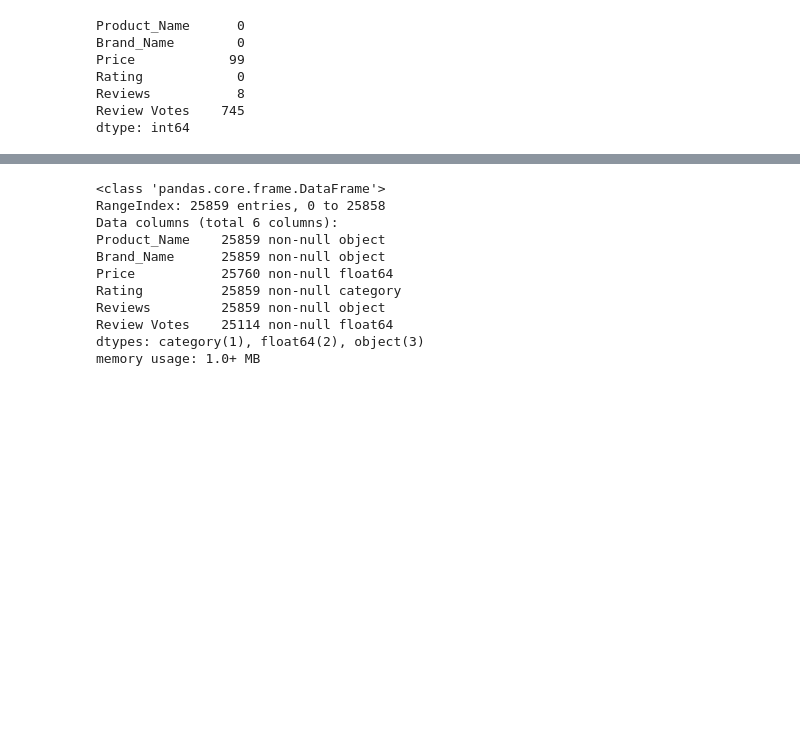
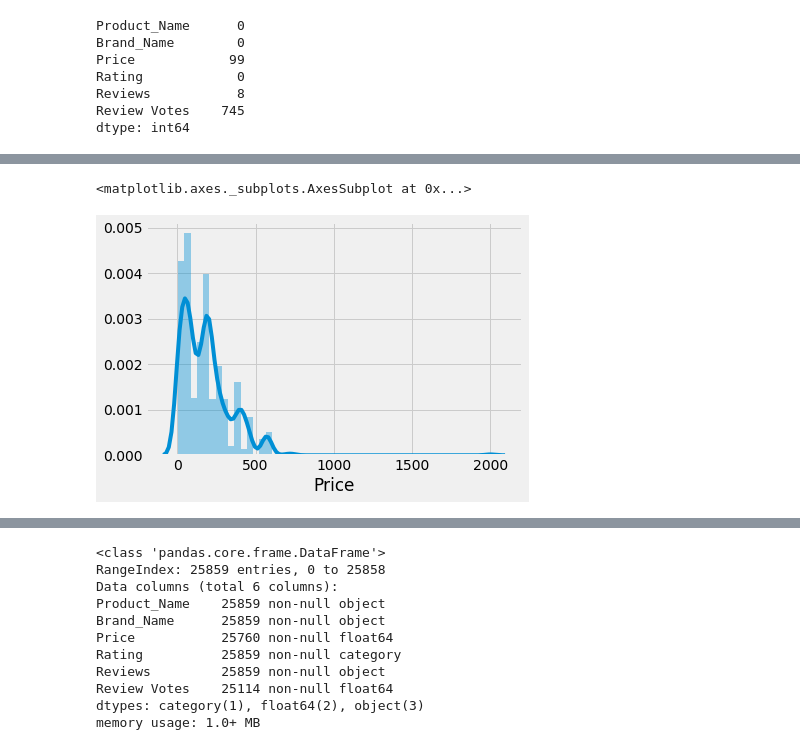
Before and after one commit to B2BDA/Amazon-Reviews---Predict-Ratings, a Jupyter notebook: Amazon Review + glm + nbc + rfc + pipeline + lemma + cvec-tfidf.ipynb, the cells around one changed output, grey strips where cells are left out. Saved outputs shown, nothing was run; the diff lists cells and outputs as text; code cells hidden in the pictures; blank space fills up the shorter version.

```diff
--- a/Amazon Review + glm + nbc + rfc + pipeline + lemma + cvec-tfidf.ipynb
+++ b/Amazon Review + glm + nbc + rfc + pipeline + lemma + cvec-tfidf.ipynb
@@ -45,0 +77,5 @@ sns.countplot(df.Rating)
+# %%
+sns.distplot(df.loc[(df.Price.isna()==False) & (df.Rating=='Medium'),'Price'])
+# %% [output]
+<matplotlib.axes._subplots.AxesSubplot at 0x...>
+[figure, added]
```
Also changed, not shown: parts of 11 cells of this notebook.
